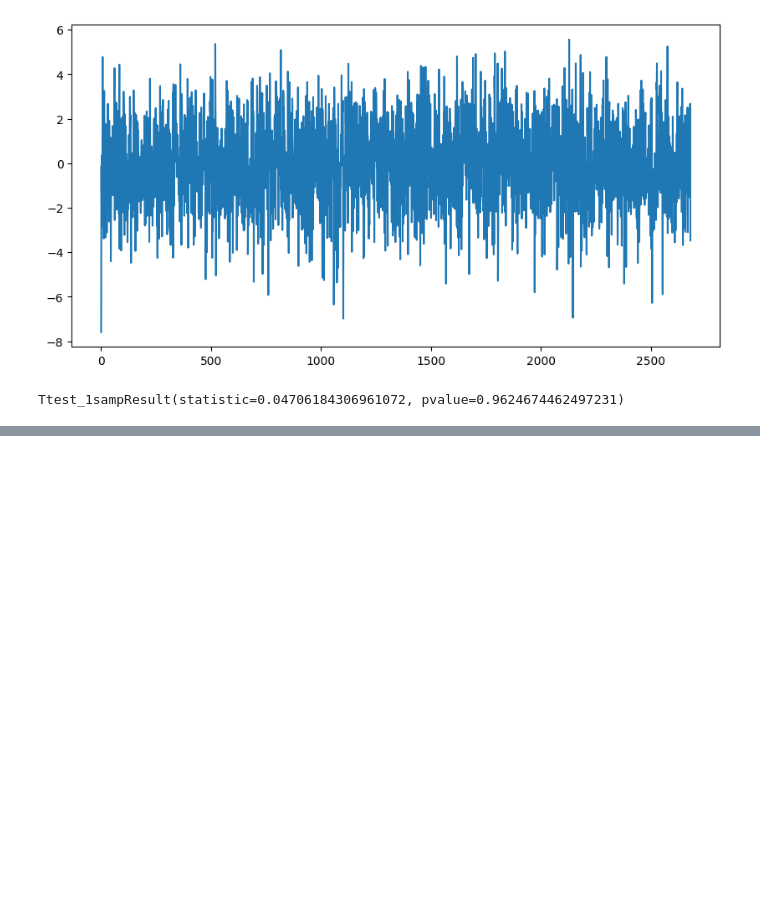
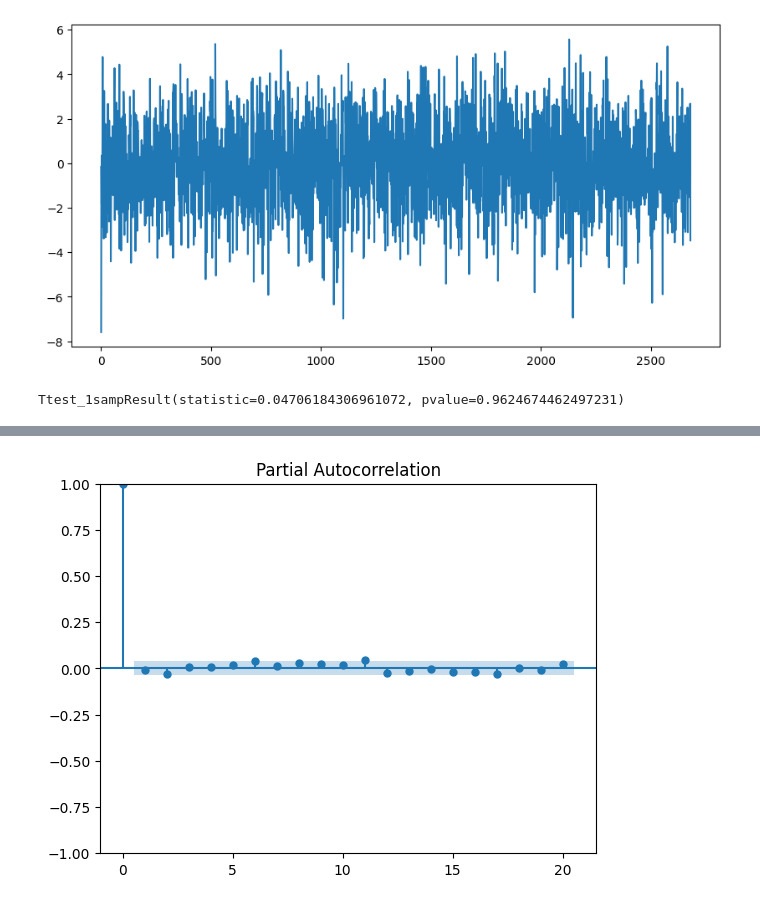
Before and after one commit to zlekoty/komputerowa_analiza_szereg-w_czasowych, a Jupyter notebook: kaszczR2/kaszczR2.ipynb, the cells around one changed output, grey strips where cells are left out. Drawn from its saved outputs; the diff is of its cells as text; code cells hidden in the pictures; blank space fills up the shorter version.

```diff
--- a/kaszczR2/kaszczR2.ipynb
+++ b/kaszczR2/kaszczR2.ipynb
@@ -295,0 +298,6 @@ diagnostic.het_arch(resid)
+# %%
+plot_pacf(resid, lags=h, method='ywm')
+plt.show()
+# plt.savefig('obrazki/pacf2.pdf', format='pdf')
+# %% [output]
+[figure, added]
```
Also changed, not shown: parts of 7 cells of this notebook, 4 other files.
